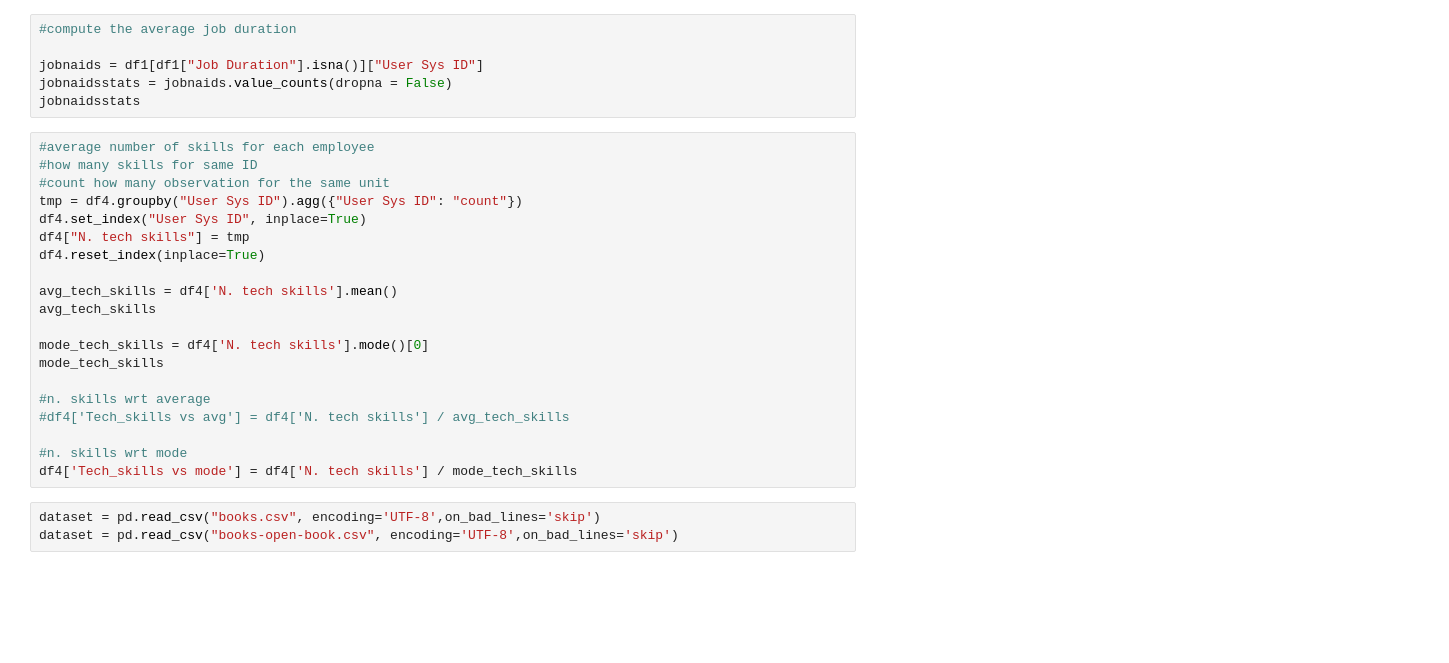
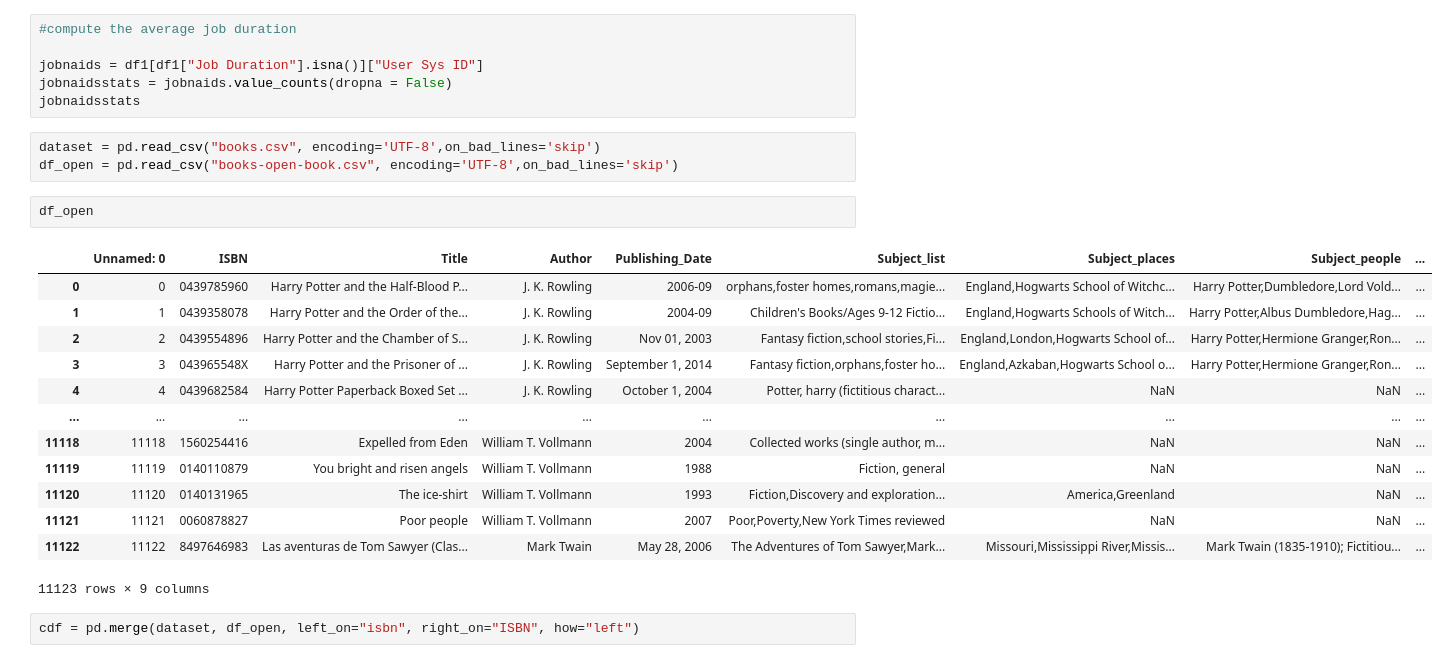
Before and after one commit to dcarriel-dsti/BookRatingML, a Jupyter notebook: Cleaning Ops from Excel_diego.ipynb, the cells around one changed output. Cells and saved outputs as stored; diff of their text form; blank space fills up the shorter version.

```diff
--- a/Cleaning Ops from Excel_diego.ipynb
+++ b/Cleaning Ops from Excel_diego.ipynb
@@ -1410,26 +1410,24 @@ df1.head(20)
 jobnaids = df1[df1["Job Duration"].isna()]["User Sys ID"]
 jobnaidsstats = jobnaids.value_counts(dropna = False)
 jobnaidsstats
-# %%
-#average number of skills for each employee
-#how many skills for same ID
-#count how many observation for the same unit
-tmp = df4.groupby("User Sys ID").agg({"User Sys ID": "count"})
-df4.set_index("User Sys ID", inplace=True)
-df4["N. tech skills"] = tmp
-df4.reset_index(inplace=True)
-
-avg_tech_skills = df4['N. tech skills'].mean()
-avg_tech_skills
-
-mode_tech_skills = df4['N. tech skills'].mode()[0]
-mode_tech_skills
-
-#n. skills wrt average
-#df4['Tech_skills vs avg'] = df4['N. tech skills'] / avg_tech_skills
-
-#n. skills wrt mode
-df4['Tech_skills vs mode'] = df4['N. tech skills'] / mode_tech_skills
 # %%
 dataset = pd.read_csv("books.csv", encoding='UTF-8',on_bad_lines='skip')
-dataset = pd.read_csv("books-open-book.csv", encoding='UTF-8',on_bad_lines='skip')
+df_open = pd.read_csv("books-open-book.csv", encoding='UTF-8',on_bad_lines='skip')
+# %%
+df_open
+# %% [output]
+|  | Unnamed: 0 | ISBN | Title | Author | Publishing_Date | Subject_list | Subject_places | Subject_people | ... |
+| 0 | 0 | 0439785960 | Harry Potter and the Half-Blood P... | J. K. Rowling | 2006-09 | orphans,foster homes,romans,magie... | England,Hogwarts School of Witchc... | Harry Potter,Dumbledore,Lord Vold... | ... |
+| 1 | 1 | 0439358078 | Harry Potter and the Order of the... | J. K. Rowling | 2004-09 | Children's Books/Ages 9-12 Fictio... | England,Hogwarts Schools of Witch... | Harry Potter,Albus Dumbledore,Hag... | ... |
+| 2 | 2 | 0439554896 | Harry Potter and the Chamber of S... | J. K. Rowling | Nov 01, 2003 | Fantasy fiction,school stories,Fi... | England,London,Hogwarts School of... | Harry Potter,Hermione Granger,Ron... | ... |
+| 3 | 3 | 043965548X | Harry Potter and the Prisoner of ... | J. K. Rowling | September 1, 2014 | Fantasy fiction,orphans,foster ho... | England,Azkaban,Hogwarts School o... | Harry Potter,Hermione Granger,Ron... | ... |
+| 4 | 4 | 0439682584 | Harry Potter Paperback Boxed Set ... | J. K. Rowling | October 1, 2004 | Potter, harry (fictitious charact... | NaN | NaN | ... |
+| ... | ... | ... | ... | ... | ... | ... | ... | ... | ... |
+| 11118 | 11118 | 1560254416 | Expelled from Eden | William T. Vollmann | 2004 | Collected works (single author, m... | NaN | NaN | ... |
+| 11119 | 11119 | 0140110879 | You bright and risen angels | William T. Vollmann | 1988 | Fiction, general | NaN | NaN | ... |
+| 11120 | 11120 | 0140131965 | The ice-shirt | William T. Vollmann | 1993 | Fiction,Discovery and exploration... | America,Greenland | NaN | ... |
+| 11121 | 11121 | 0060878827 | Poor people | William T. Vollmann | 2007 | Poor,Poverty,New York Times reviewed | NaN | NaN | ... |
+| 11122 | 11122 | 8497646983 | Las aventuras de Tom Sawyer (Clas... | Mark Twain | May 28, 2006 | The Adventures of Tom Sawyer,Mark... | Missouri,Mississippi River,Missis... | Mark Twain (1835-1910); Fictitiou... | ... |
+11123 rows × 9 columns
+# %%
+cdf = pd.merge(dataset, df_open, left_on="isbn", right_on="ISBN", how="left")
```
Also changed, not shown: parts of 2 cells of this notebook, 3 other files.
